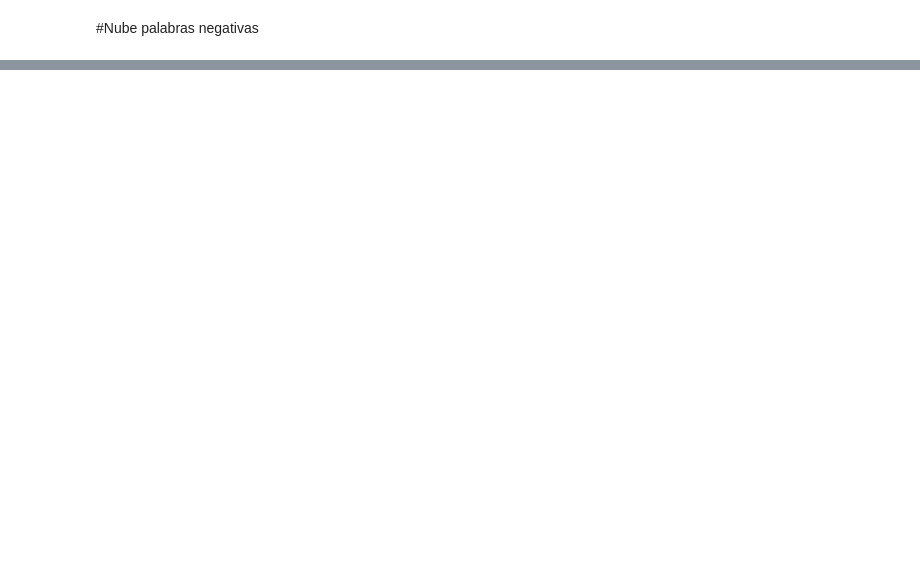
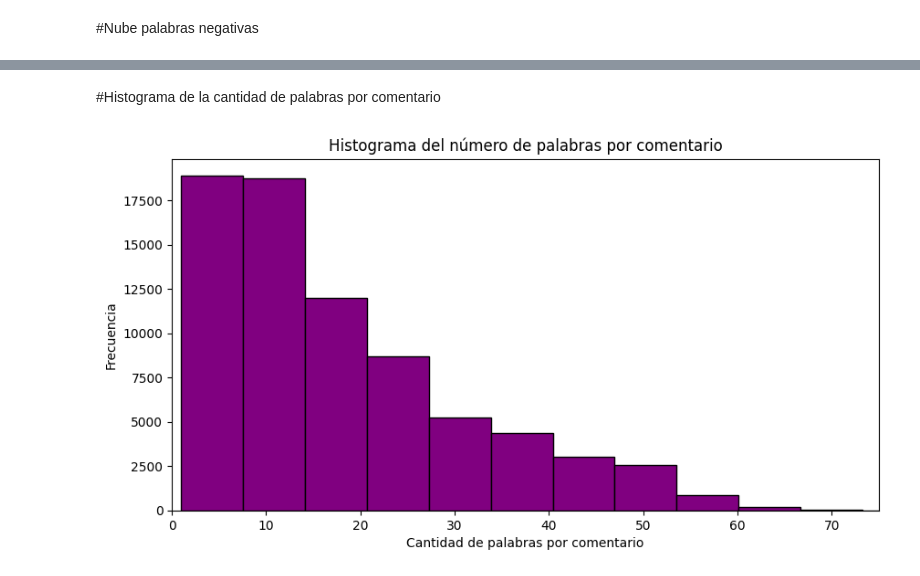
Before and after one commit to faruthem/CRUD, a Jupyter notebook: Analisis_datos_twitter.ipynb, the cells around one changed output, grey strips where cells are left out. Drawn from its saved outputs; the diff is of its cells as text; code cells hidden in the pictures; blank space fills up the shorter version.

```diff
--- a/Analisis_datos_twitter.ipynb
+++ b/Analisis_datos_twitter.ipynb
@@ -459,0 +483,16 @@ plt.show()
+# %% [markdown]
+#Histograma de la cantidad de palabras por comentario
+# %%
+df_twitter = df_twitter.with_columns(
+    pl.col("comment").str.split(" ").list.len().alias("word_count")
+)
+
+plt.figure(figsize=(10, 5))
+plt.hist(df_twitter["word_count"], bins=30, color="purple", edgecolor="black")
+plt.xlabel("Cantidad de palabras por comentario")
+plt.ylabel("Frecuencia")
+plt.title("Histograma del número de palabras por comentario")
+plt.xlim(0, 75)  # Limito el eje x hasta 75
+plt.show()
+# %% [output]
+[figure, added]
```
Also changed, not shown: parts of 28 cells of this notebook.
